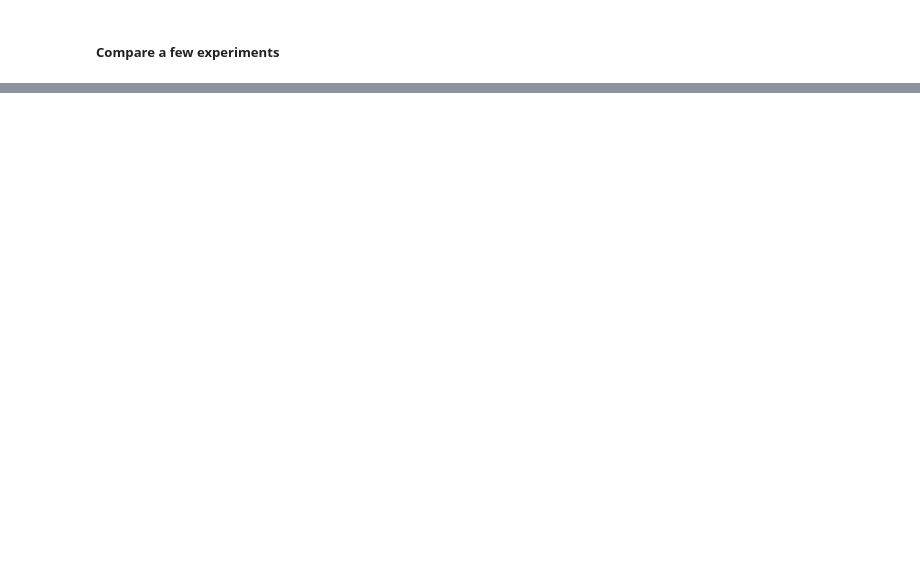
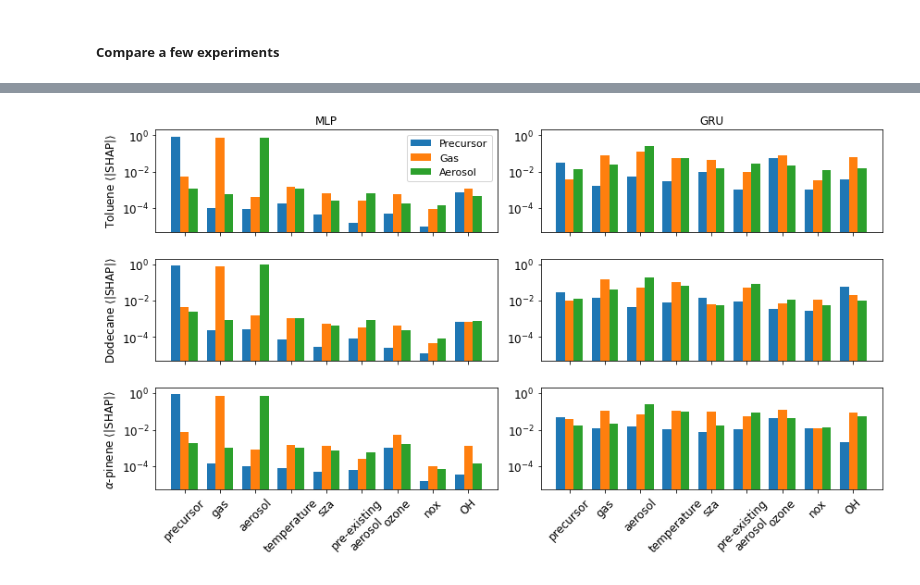
Before and after one commit to NCAR/gecko-ml, a Jupyter notebook: applications/shap/summary.ipynb, the cells around one changed output, grey strips where cells are left out. Saved outputs shown, nothing was run; the diff lists cells and outputs as text; code cells hidden in the pictures; blank space fills up the shorter version.

```diff
--- a/applications/shap/summary.ipynb
+++ b/applications/shap/summary.ipynb
@@ -17 +15,3 @@ save_location = "toluene_mlp"
+# %%
+save_location = "toluene/gru"
 # %%
@@ -127,0 +174,82 @@ plt.savefig(f"{save_location}/exp_comparison.png")
+# %%
+pmean1, psem1, gmean1, gsem1, amean1, asem1 = load_data("toluene/mlp")
+pmean2, psem2, gmean2, gsem2, amean2, asem2 = load_data("toluene/gru")
+
+pmean3, psem3, gmean3, gsem3, amean3, asem3 = load_data("dodecane/mlp")
+pmean4, psem4, gmean4, gsem4, amean4, asem4 = load_data("dodecane/gru")
+
+pmean5, psem5, gmean5, gsem5, amean5, asem5 = load_data("apin/mlp")
+pmean6, psem6, gmean6, gsem6, amean6, asem6 = load_data("apin/gru")
+# %%
+fontsize = 12
+
+plt.figure(figsize = (12, 7))
+
+ax1 = plt.subplot(321)
+ax2 = plt.subplot(322)
+ax3 = plt.subplot(323)
+ax4 = plt.subplot(324)
+ax5 = plt.subplot(325)
+ax6 = plt.subplot(326)
+axes = [ax1, ax2, ax3, ax4, ax5, ax6]
+
+x_range_1 = [x - 0.25 for x in list(range(9))]
+x_range_2 = [x + 0.25 for x in x_range_1]
+x_range_3 = [x + 0.25 for x in x_range_2]
+
+ax1.bar(x_range_1, pmean1, color = 'C0', width = 0.25)
+ax1.bar(x_range_2, gmean1, color = "C1", width = 0.25)
+ax1.bar(x_range_3, amean1, color = "C2", width = 0.25)
+
+ax2.bar(x_range_1, pmean2, color = 'C0', width = 0.25)
+ax2.bar(x_range_2, gmean2, color = "C1", width = 0.25)
+ax2.bar(x_range_3, amean2, color = "C2", width = 0.25)
+
+ax3.bar(x_range_1, pmean3, color = 'C0', width = 0.25)
+ax3.bar(x_range_2, gmean3, color = "C1", width = 0.25)
+ax3.bar(x_range_3, amean3, color = "C2", width = 0.25)
+
+ax4.bar(x_range_1, pmean4, color = 'C0', width = 0.25)
+ax4.bar(x_range_2, gmean4, color = "C1", width = 0.25)
+ax4.bar(x_range_3, amean4, color = "C2", width = 0.25)
+
+ax5.bar(x_range_1, pmean5, color = 'C0', width = 0.25)
+ax5.bar(x_range_2, gmean5, color = "C1", width = 0.25)
+ax5.bar(x_range_3, amean5, color = "C2", width = 0.25)
+
+ax6.bar(x_range_1, pmean6, color = 'C0', width = 0.25)
+ax6.bar(x_range_2, gmean6, color = "C1", width = 0.25)
+ax6.bar(x_range_3, amean6, color = "C2", width = 0.25)
+
+ax1.set_ylabel(r"Toluene $\langle$|SHAP|$\rangle$", fontsize = fontsize)
+ax3.set_ylabel(r"Dodecane $\langle$|SHAP|$\rangle$", fontsize = fontsize)
+ax5.set_ylabel(r"$\alpha$-pinene $\langle$|SHAP|$\rangle$", fontsize = fontsize)
+#plt.xlabel("Feature")
+
+labels = ['precursor', 'gas', 'aerosol', 'temperature', 'sza', 'pre-existing\naerosol', 'ozone', 'nox', 'OH']
+
+for ax in axes:
+    ax.set_xticks(range(9))
+    ax.set_yscale("log")
+
+    ax.set_ylim([5e-6, 2e0])
+
+    ax.set_yticks([1e-4, 1e-2, 1e0])
+    ax.set_yticklabels([r"$10^{-4}$", r"$10^{-2}$", r"$10^0$"], fontsize = fontsize)
+
+for ax in axes[:4]:
+    ax.set_xticklabels([" " for x in labels])
+
+ax5.set_xticklabels(labels, rotation=45, fontsize = fontsize)
+ax6.set_xticklabels(labels, rotation=45, fontsize = fontsize)
+
+ax1.legend(["Precursor", "Gas", "Aerosol"], loc = "best", fontsize = 11)
+
+ax1.set_title("MLP", fontsize = fontsize)
+ax2.set_title("GRU", fontsize = fontsize)
+
+plt.tight_layout()
+
+plt.savefig(f"all_shap_comparison.pdf", dpi = 300)
+# %% [output]
+[figure, added]
```
Also changed, not shown: parts of 8 cells of this notebook, 9 other files.
